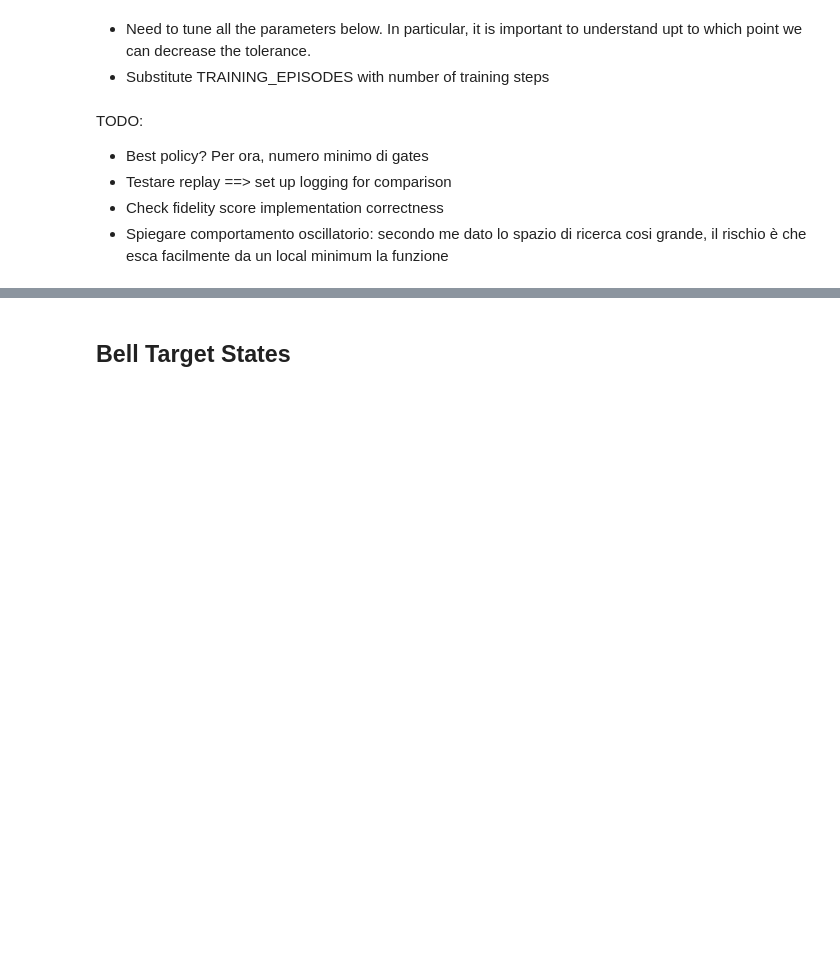
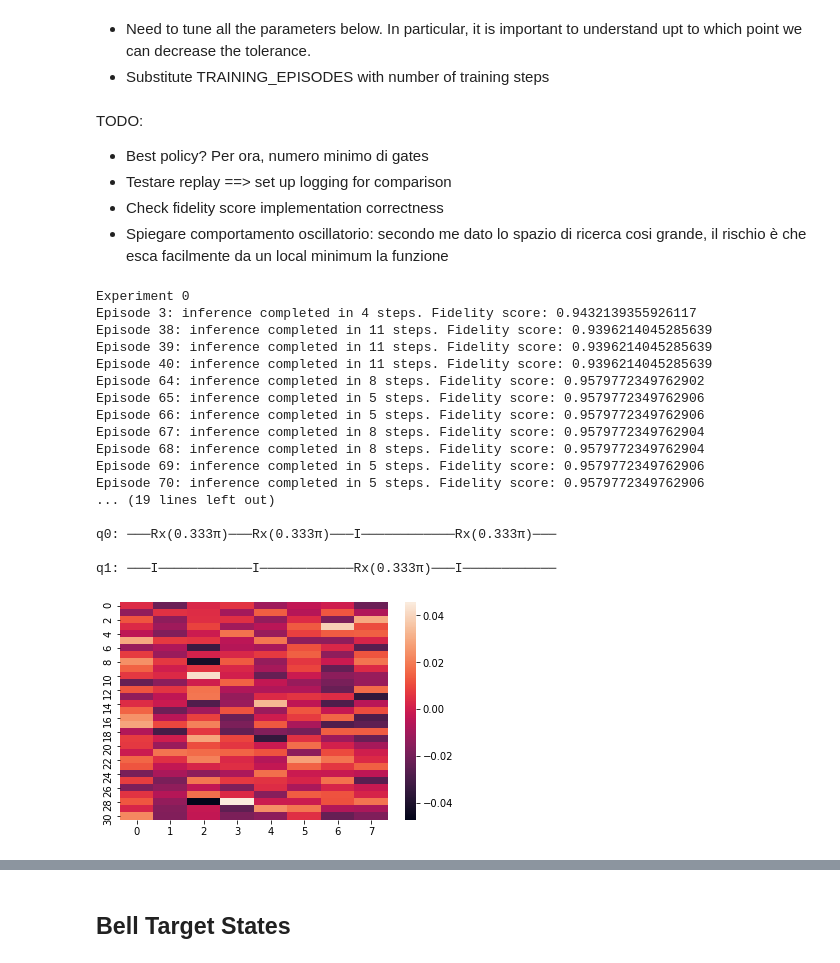
Before and after one commit to francescomontagna/Quantum-Reinforcement-Learning, a Jupyter notebook: QuantumRL.ipynb, the cells around one changed output, grey strips where cells are left out. Cells and saved outputs as stored; diff of their text form; code cells hidden in the pictures; blank space fills up the shorter version.

```diff
--- a/QuantumRL.ipynb
+++ b/QuantumRL.ipynb
@@ -447,6 +447,9 @@ class ReplayBuffer(object):
 
   def sample_transition(self):
     return random.choice(self.buffer)
+
+  def clear(self):
+    self.buffer = []
 # %%
 # Least Square TD Agent: action value function approximation
 # implemented with gradient descent.
@@ -458,6 +461,7 @@ class LSTDAgent:
       initial_state: it is a feature vector!
     """
     self._number_of_actions = number_of_actions
+    self._number_of_features = number_of_features
     self._W = np.zeros((number_of_actions, number_of_features), dtype = np.float16)
     if W is not None:
       self._W = W # Initialize with previously learned weights
@@ -530,12 +534,14 @@ class LSTDAgent:
     return next_a
 
 
-  def reset(self, random = False):
+  def reset(self, random = False, W = None):
     self._state = self._initial_state
     if random:
       self._action = self.behaviour_policy()
     else:
       self._action = np.argmax(self.q(self._state))
+
+    self._replay_buffer.clear()
 # %% [markdown]
 # Helper Functions
 # %%
@@ -774,7 +780,7 @@ TRAINING_EPISODES = 100
 STEP_SIZE = 0.0001
 NUM_OFFLINE_UPDATES = 0 # WAY WORSE IF != 0
 SEED = 100
-NUM_EXPERIMENTS = 10
+NUM_EXPERIMENTS = 1
 PATH = "logs.txt"
 # %%
 with open(PATH, "w+") as f:
@@ -793,20 +799,40 @@ TODO:
 # %%
 for i in range(NUM_EXPERIMENTS):
   start = [1, 0, 0, 0]
   target = get_quantum_state(TOLERANCE, SEED, i)
 
   print(f"Experiment {i}")
 
-  experiment = Experiment(start, target, TOLERANCE, TRAINING_EPISODES, STEP_SIZE, NUM_OFFLINE_UPDATES)
+  experiment = Experiment(start, target, TOLERANCE, TRAINING_EPISODES, STEP_SIZE,
+                          NUM_OFFLINE_UPDATES, -6., 100.)
   circuit_gates, terminal_state = experiment.run_experiment()
   target_state = QuantumState(target)
   compare_circuits(circuit_gates, terminal_state, target_state, PATH)
   print("")
 
   sns.heatmap(experiment._agent._W)
   plt.show()
   print("")
   print("")
+# %% [output]
+Experiment 0
+Episode 3: inference completed in 4 steps. Fidelity score: 0.9432139355926117
+Episode 38: inference completed in 11 steps. Fidelity score: 0.9396214045285639
+Episode 39: inference completed in 11 steps. Fidelity score: 0.9396214045285639
+Episode 40: inference completed in 11 steps. Fidelity score: 0.9396214045285639
+Episode 64: inference completed in 8 steps. Fidelity score: 0.9579772349762902
+Episode 65: inference completed in 5 steps. Fidelity score: 0.9579772349762906
+Episode 66: inference completed in 5 steps. Fidelity score: 0.9579772349762906
+Episode 67: inference completed in 8 steps. Fidelity score: 0.9579772349762904
+Episode 68: inference completed in 8 steps. Fidelity score: 0.9579772349762904
+Episode 69: inference completed in 5 steps. Fidelity score: 0.9579772349762906
+Episode 70: inference completed in 5 steps. Fidelity score: 0.9579772349762906
+... (19 lines left out)
+
+q0: ───Rx(0.333π)───Rx(0.333π)───I────────────Rx(0.333π)───
+
+q1: ───I────────────I────────────Rx(0.333π)───I────────────
+[figure, added]
 # %%
 files.download(PATH)
 # %% [output]
```
Also changed, not shown: parts of 2 cells of this notebook.
